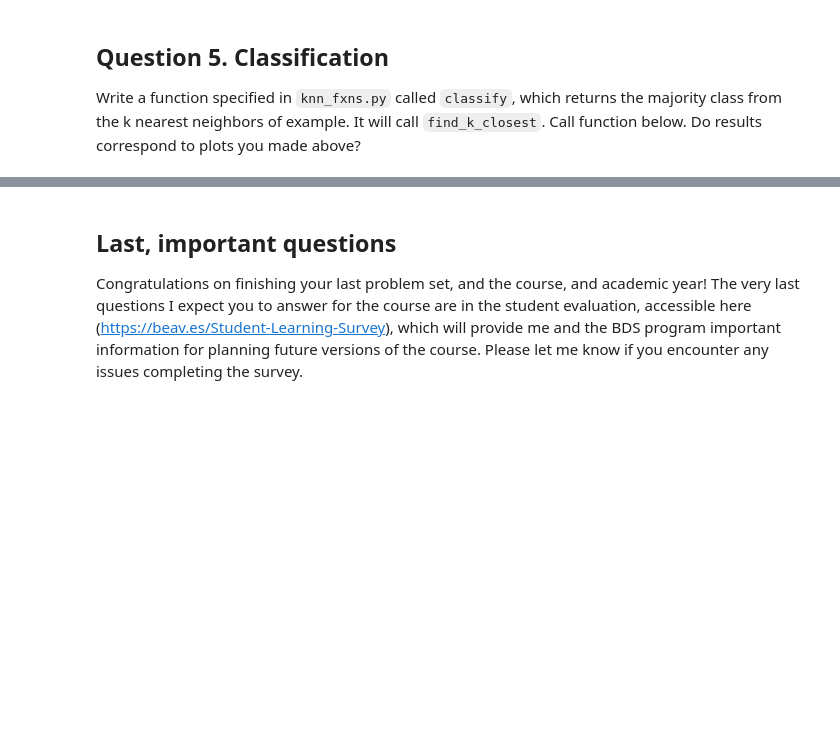
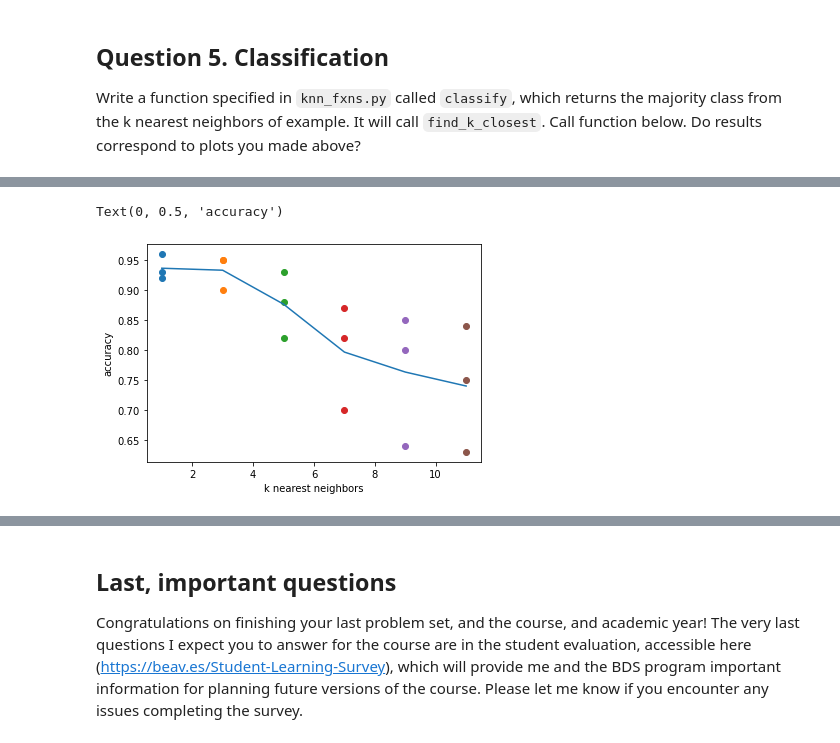
Before and after one commit to mparkergetz/demo, a Jupyter notebook: getz_hw09.ipynb, the cells around one changed output, grey strips where cells are left out. Cells and saved outputs as stored; diff of their text form; code cells hidden in the pictures; blank space fills up the shorter version.

```diff
--- a/getz_hw09.ipynb
+++ b/getz_hw09.ipynb
@@ -182,0 +211,15 @@ Make a scatter plot, which plots `accuracy` on vertical axis, `k` on horizontal
+# %%
+shuffle_df = df.sample(frac=1)
+A_df = shuffle_df.iloc[0:50,:]
+A_df = A_df.reset_index(drop=True)
+B_df = shuffle_df.iloc[50:100,:]
+B_df = B_df.reset_index(drop=True)
+C_df = shuffle_df.iloc[100:150,:]
+C_df = C_df.reset_index(drop=True)
+# %%
+accuracy = knn.evaluate_accuracy(A_df,B_df.append(C_df),5)
+print(accuracy)
+accuracy = knn.evaluate_accuracy(B_df,A_df.append(C_df),5)
+print(accuracy)
+accuracy = knn.evaluate_accuracy(C_df,B_df.append(C_df),5)
+print(accuracy)
@@ -182,0 +235,23 @@ Make a scatter plot, which plots `accuracy` on vertical axis, `k` on horizontal
+# %%
+k_list = [1,3,5,7,9,11]
+result_list = []
+mean_list = []
+
+for k in k_list:
+    accuracy_list = []
+    accuracy = knn.evaluate_accuracy(A_df,B_df.append(C_df),k)
+    accuracy_list.append(accuracy)
+    accuracy = knn.evaluate_accuracy(B_df,A_df.append(C_df),k)
+    accuracy_list.append(accuracy)
+    accuracy = knn.evaluate_accuracy(C_df,B_df.append(C_df),k)
+    accuracy_list.append(accuracy)
+    mean = np.mean(accuracy_list)
+    result_list.append(accuracy_list)
+    mean_list.append(mean)
+    plt.scatter([k]*3,accuracy_list)
+plt.plot(k_list,mean_list)
+plt.xlabel('k nearest neighbors')
+plt.ylabel('accuracy')
+# %% [output]
+Text(0, 0.5, 'accuracy')
+[figure, added]
```
Also changed, not shown: parts of 20 cells of this notebook, 1 other file.
